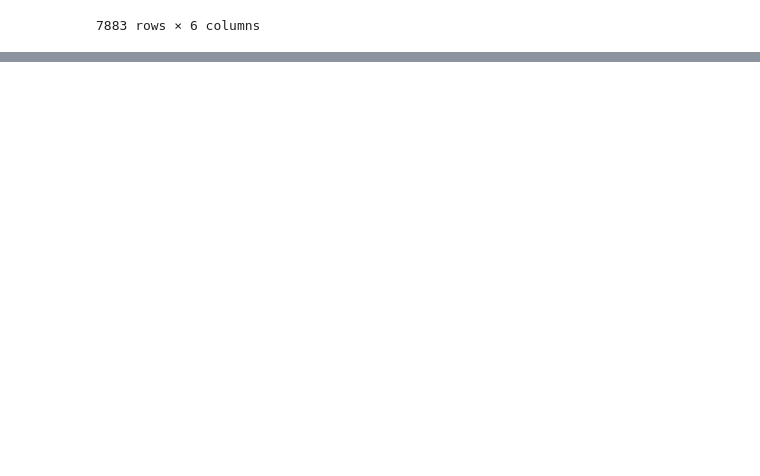
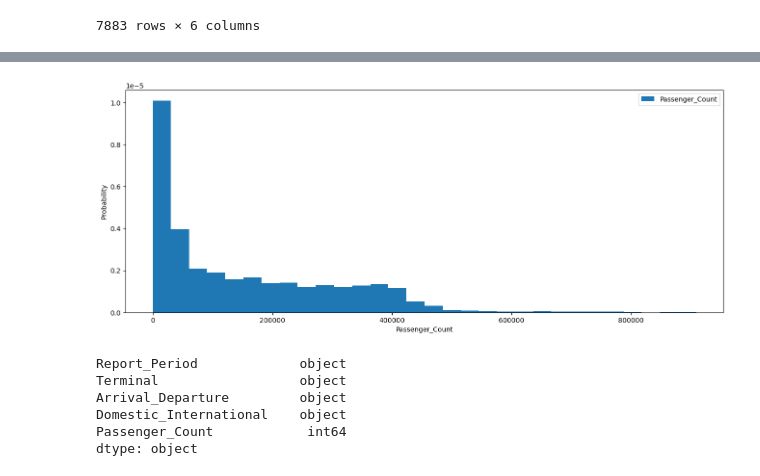
Before and after one commit to IsaganiJulian/LAX_Analysis, a Jupyter notebook: terminal/terminal.ipynb, the cells around one changed output, grey strips where cells are left out. Drawn from its saved outputs; the diff is of its cells as text; code cells hidden in the pictures; blank space fills up the shorter version.

Commit message:
Terminal EDA Upload
Terminal EDA upload with visualizations

```diff
--- a/terminal/terminal.ipynb
+++ b/terminal/terminal.ipynb
@@ -100,3 +102,5 @@ dtype: int64
+# %%
+terminal_df = pd.read_csv(r'/Users/isaganijulian/Documents/GitHub/LAX_Analysis/terminal/terminal_df.csv')
 # %%
 terminal_df
 # %% [output]
@@ -117,0 +136,7 @@ terminal_df.to_csv('terminal_df.csv', index=False)
+# %%
+terminal_df.plot(kind="hist", y="Passenger_Count", figsize=(16,6), bins=30, density=True)
+plt.xlabel("Passenger_Count")
+plt.ylabel("Probability")
+plt.show()
+# %% [output]
+[figure, added]
@@ -117,0 +150,9 @@ terminal_df.to_csv('terminal_df.csv', index=False)
+# %%
+terminal_df.dtypes
+# %% [output]
+Report_Period             object
+Terminal                  object
+Arrival_Departure         object
+Domestic_International    object
+Passenger_Count            int64
+dtype: object
```
Also changed, not shown: parts of 15 cells of this notebook, 2 other files.
